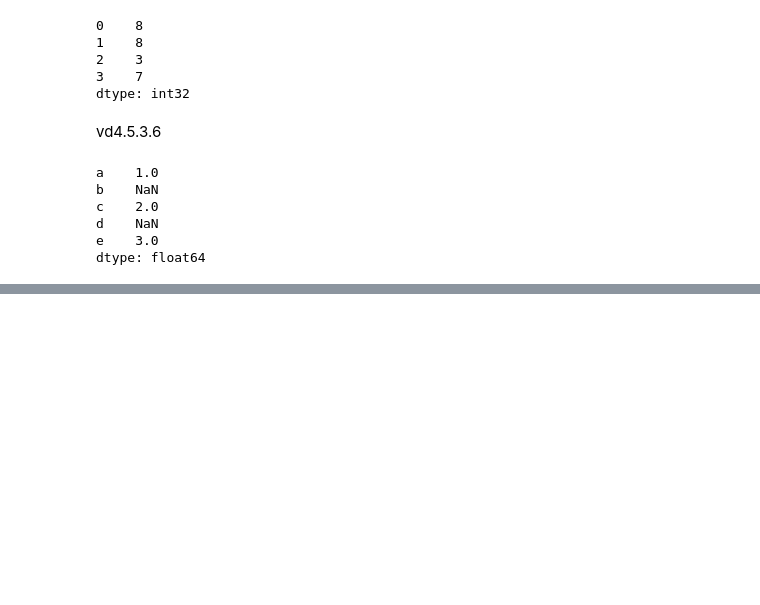
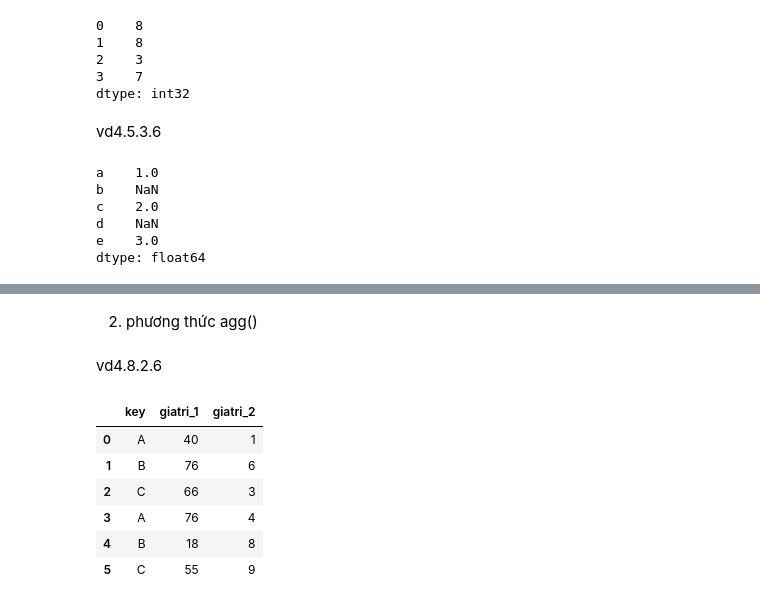
Before and after one commit to nguyennhuhuyhoang10/24174600137_NguyenNhuHuyHoang_18A3-_LTPTNC, a Jupyter notebook: CODE_VD/C4/vd_p2.ipynb, the cells around one changed output, grey strips where cells are left out. Drawn from its saved outputs; the diff is of its cells as text; code cells hidden in the pictures; blank space fills up the shorter version.

```diff
--- a/CODE_VD/C4/vd_p2.ipynb
+++ b/CODE_VD/C4/vd_p2.ipynb
@@ -306,0 +548,14 @@ dtype: float64
+# %% [markdown]
+2. phương thức agg()
+# %% [markdown]
+vd4.8.2.6
+# %%
+df
+# %% [output]
+|  | key | giatri_1 | giatri_2 |
+| 0 | A | 40 | 1 |
+| 1 | B | 76 | 6 |
+| 2 | C | 66 | 3 |
+| 3 | A | 76 | 4 |
+| 4 | B | 18 | 8 |
+| 5 | C | 55 | 9 |
```
Also changed, not shown: parts of 46 cells of this notebook, 3 other files.
